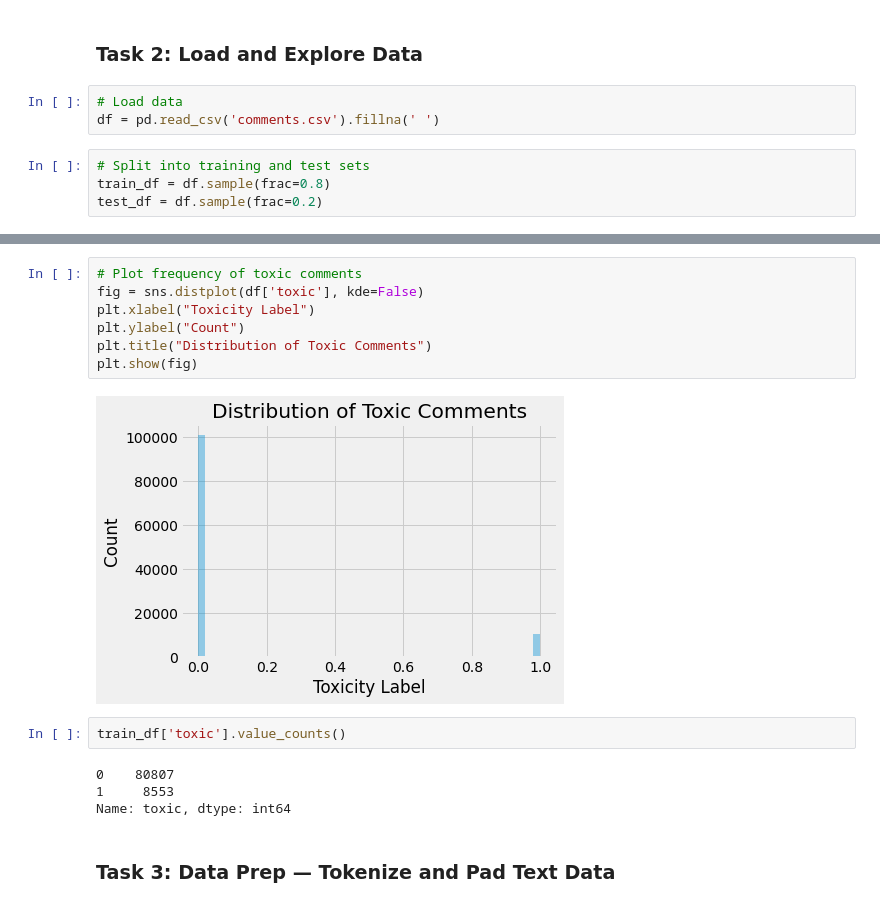
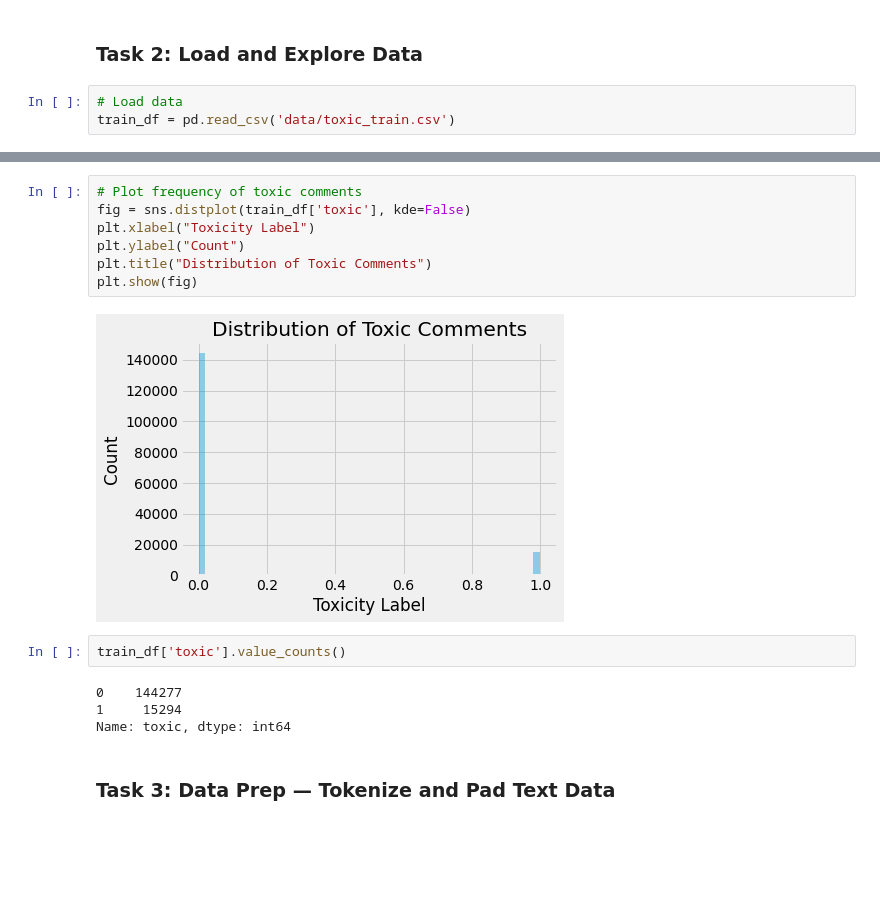
Before and after one commit to ai4all-sfu/NLP_2020, a Jupyter notebook: hate_speech_classification.ipynb, the cells around one changed output, grey strips where cells are left out. Cells and saved outputs as stored; diff of their text form; blank space fills up the shorter version.

```diff
--- a/hate_speech_classification.ipynb
+++ b/hate_speech_classification.ipynb
@@ -24,11 +25,7 @@ print(tf.__version__)
 ### Task 2: Load and Explore Data
 # %%
 # Load data
-df = pd.read_csv('comments.csv').fillna(' ')
+train_df = pd.read_csv('data/toxic_train.csv')
-# %%
-# Split into training and test sets
-train_df = df.sample(frac=0.8)
-test_df = df.sample(frac=0.2)
 # %%
 train_df.sample(10,random_state=1)
 # %% [output]
@@ -83,17 +73,17 @@ plt.show()
 # %%
 # Plot frequency of toxic comments
-fig = sns.distplot(df['toxic'], kde=False)
+fig = sns.distplot(train_df['toxic'], kde=False)
 plt.xlabel("Toxicity Label")
 plt.ylabel("Count")
 plt.title("Distribution of Toxic Comments")
 plt.show(fig)
 # %% [output]
-[figure, old version]
+[figure, new version]
 # %%
 train_df['toxic'].value_counts()
 # %% [output]
-0    80807
-1     8553
+0    144277
+1     15294
 Name: toxic, dtype: int64
 # %% [markdown]
 ### Task 3: Data Prep — Tokenize and Pad Text Data
```
Also changed, not shown: parts of 19 cells of this notebook.
